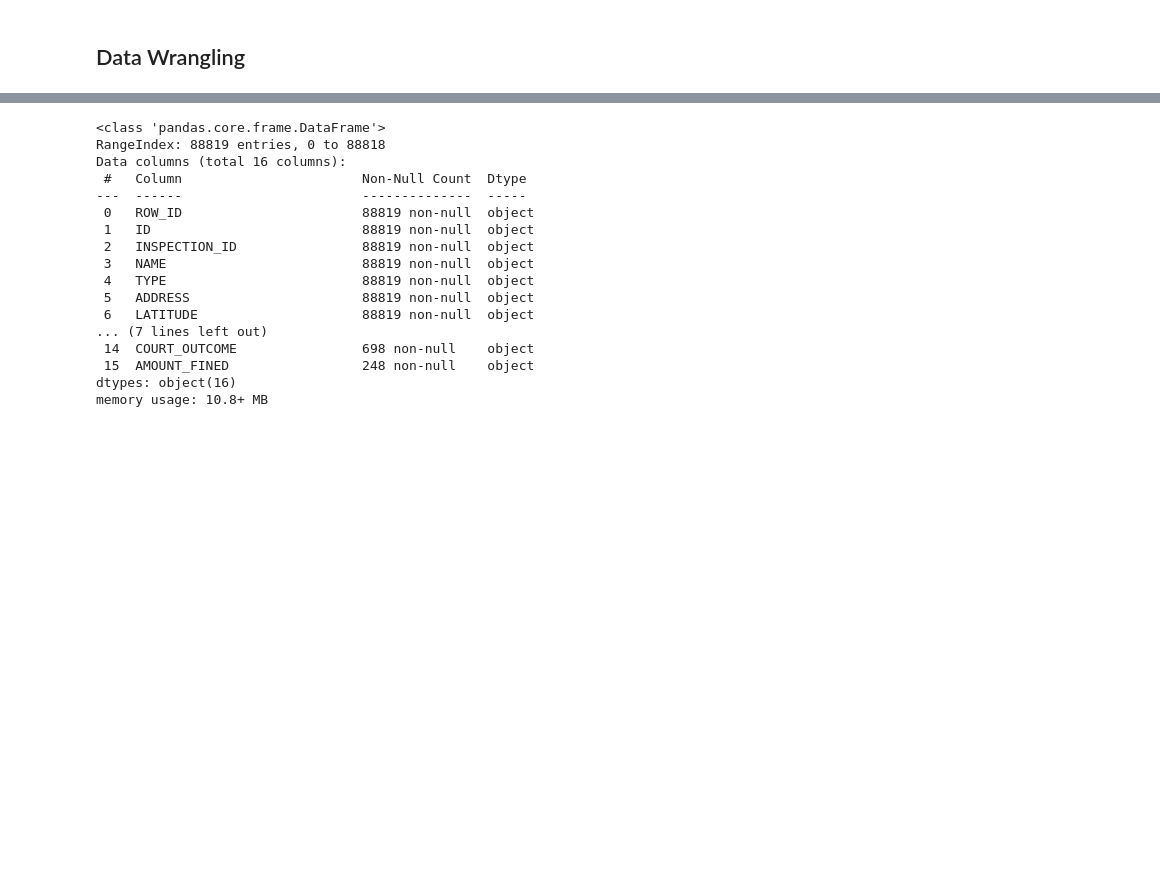
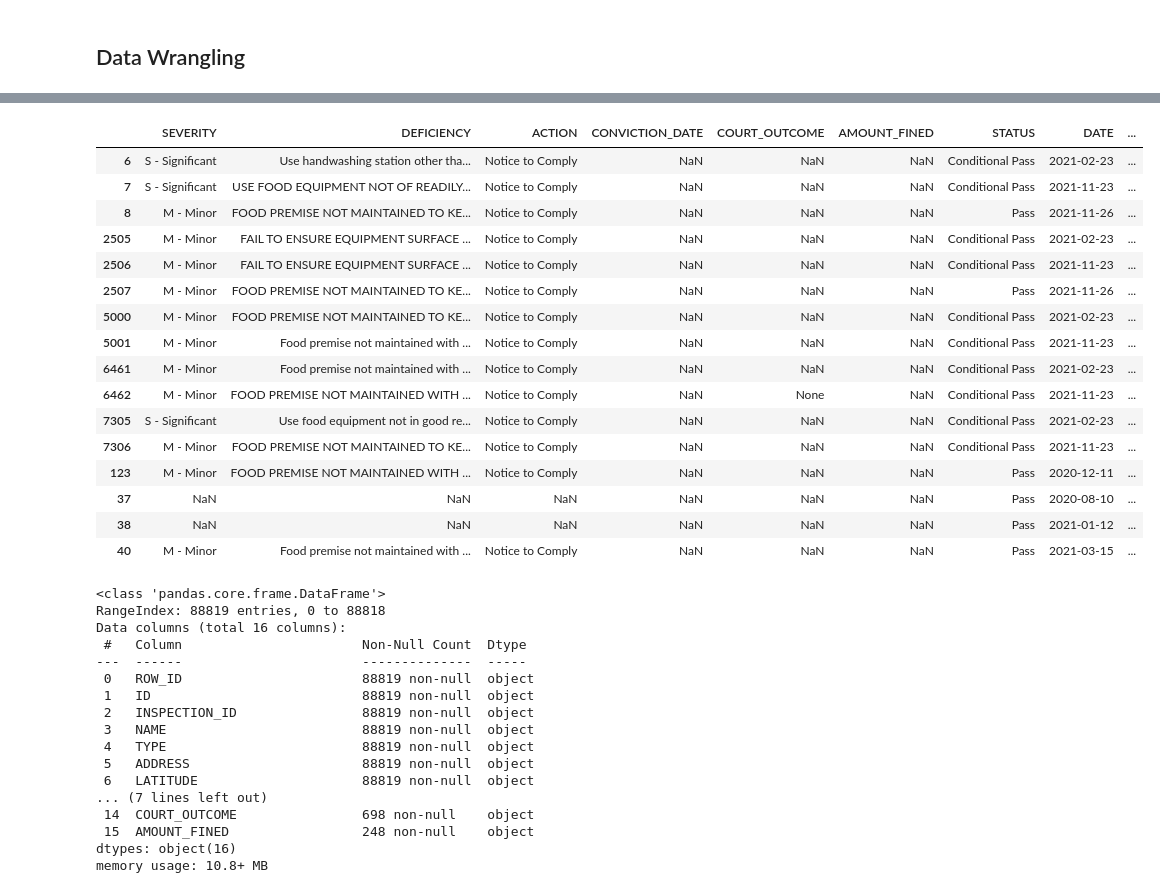
Before and after one commit to nanonuq/cme538_dinesafe, a Jupyter notebook: SuperANOVA data wrangling.ipynb, the cells around one changed output, grey strips where cells are left out. Drawn from its saved outputs; the diff is of its cells as text; code cells hidden in the pictures; blank space fills up the shorter version.

```diff
--- a/SuperANOVA data wrangling.ipynb
+++ b/SuperANOVA data wrangling.ipynb
@@ -202,3 +234,25 @@ cleaned_data_2.head()
+# %%
+#check
+#cleaned_data_2.info() #7814 rows
+cleaned_data_2.loc[cleaned_data_2['NAME'].str.contains('4c bro',case=False),:] #cross-validate with DineSafe webtool: https://www.toronto.ca/community-people/health-wellness-care/health-programs-advice/food-safety/dinesafe/#infraction_details/10613283/0
+# %% [output]
+|  | SEVERITY | DEFICIENCY | ACTION | CONVICTION_DATE | COURT_OUTCOME | AMOUNT_FINED | STATUS | DATE | ... |
+| 6 | S - Significant | Use handwashing station other tha... | Notice to Comply | NaN | NaN | NaN | Conditional Pass | 2021-02-23 | ... |
+| 7 | S - Significant | USE FOOD EQUIPMENT NOT OF READILY... | Notice to Comply | NaN | NaN | NaN | Conditional Pass | 2021-11-23 | ... |
+| 8 | M - Minor | FOOD PREMISE NOT MAINTAINED TO KE... | Notice to Comply | NaN | NaN | NaN | Pass | 2021-11-26 | ... |
+| 2505 | M - Minor | FAIL TO ENSURE EQUIPMENT SURFACE ... | Notice to Comply | NaN | NaN | NaN | Conditional Pass | 2021-02-23 | ... |
+| 2506 | M - Minor | FAIL TO ENSURE EQUIPMENT SURFACE ... | Notice to Comply | NaN | NaN | NaN | Conditional Pass | 2021-11-23 | ... |
+| 2507 | M - Minor | FOOD PREMISE NOT MAINTAINED TO KE... | Notice to Comply | NaN | NaN | NaN | Pass | 2021-11-26 | ... |
+| 5000 | M - Minor | FOOD PREMISE NOT MAINTAINED TO KE... | Notice to Comply | NaN | NaN | NaN | Conditional Pass | 2021-02-23 | ... |
+| 5001 | M - Minor | Food premise not maintained with ... | Notice to Comply | NaN | NaN | NaN | Conditional Pass | 2021-11-23 | ... |
+| 6461 | M - Minor | Food premise not maintained with ... | Notice to Comply | NaN | NaN | NaN | Conditional Pass | 2021-02-23 | ... |
+| 6462 | M - Minor | FOOD PREMISE NOT MAINTAINED WITH ... | Notice to Comply | NaN | None | NaN | Conditional Pass | 2021-11-23 | ... |
+| 7305 | S - Significant | Use food equipment not in good re... | Notice to Comply | NaN | NaN | NaN | Conditional Pass | 2021-02-23 | ... |
+| 7306 | M - Minor | FOOD PREMISE NOT MAINTAINED TO KE... | Notice to Comply | NaN | NaN | NaN | Conditional Pass | 2021-11-23 | ... |
+| 123 | M - Minor | FOOD PREMISE NOT MAINTAINED WITH ... | Notice to Comply | NaN | NaN | NaN | Pass | 2020-12-11 | ... |
+| 37 | NaN | NaN | NaN | NaN | NaN | NaN | Pass | 2020-08-10 | ... |
+| 38 | NaN | NaN | NaN | NaN | NaN | NaN | Pass | 2021-01-12 | ... |
+| 40 | M - Minor | Food premise not maintained with ... | Notice to Comply | NaN | NaN | NaN | Pass | 2021-03-15 | ... |
 # %%
 #processing the third (oldest) file which is in a different format
 #first normalize column names
```
Also changed, not shown: parts of 6 cells of this notebook, 1 other file.
